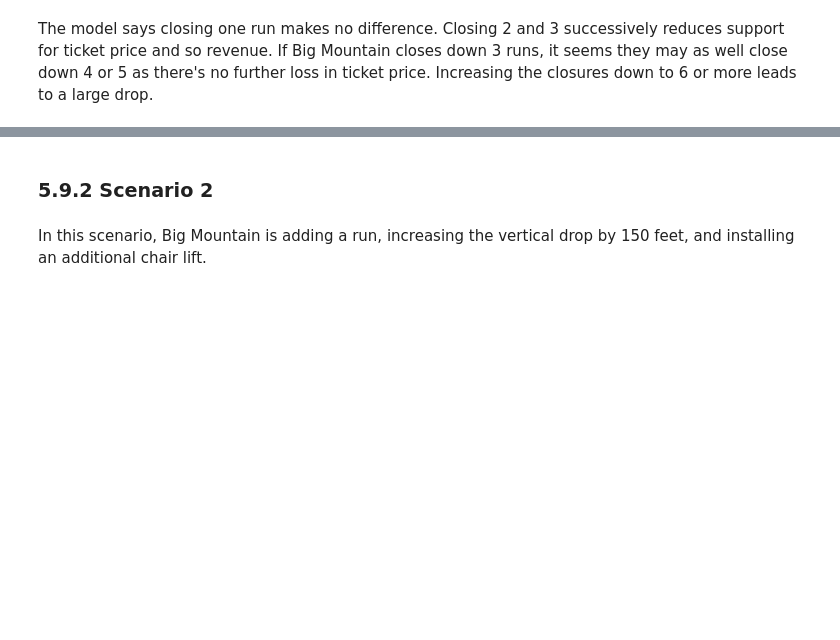
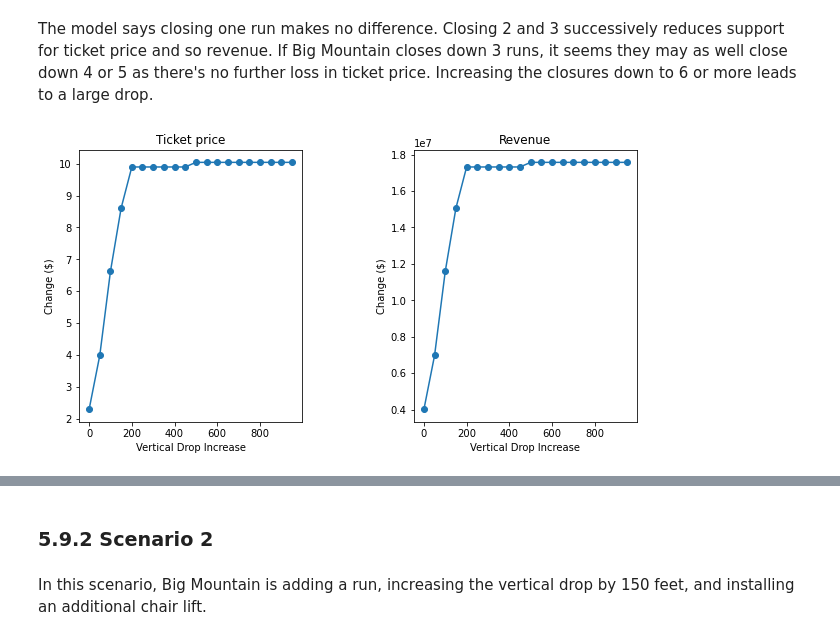
Before and after one commit to jasonhua805/DataScienceGuidedCapstone, a Jupyter notebook: Notebooks/05_modeling.ipynb, the cells around one changed output, grey strips where cells are left out. Drawn from its saved outputs; the diff is of its cells as text; code cells hidden in the pictures; blank space fills up the shorter version.

```diff
--- a/Notebooks/05_modeling.ipynb
+++ b/Notebooks/05_modeling.ipynb
@@ -373,2 +371,15 @@ ax[1].set(xlabel='Runs closed', ylabel='Change ($)', title='Revenue');
 # %% [markdown]
 The model says closing one run makes no difference. Closing 2 and 3 successively reduces support for ticket price and so revenue. If Big Mountain closes down 3 runs, it seems they may as well close down 4 or 5 as there's no further loss in ticket price. Increasing the closures down to 6 or more leads to a large drop.
+# %%
+vert_drop_delta = [i for i in range (0,1000,50)]
+price_deltas2 = [predict_increase(['Runs','vertical_drop','total_chairs'],[1,delta,1]) for delta in vert_drop_delta]
+
+fig, ax = plt.subplots(1, 2, figsize=(10, 5))
+fig.subplots_adjust(wspace=0.5)
+ax[0].plot(vert_drop_delta, price_deltas2, 'o-')
+ax[0].set(xlabel='Vertical Drop Increase', ylabel='Change ($)', title='Ticket price')
+revenue_deltas2 = [5 * expected_visitors * price for price in price_deltas2] #2
+ax[1].plot(vert_drop_delta, revenue_deltas2, 'o-')
+ax[1].set(xlabel='Vertical Drop Increase', ylabel='Change ($)', title='Revenue');
+# %% [output]
+[figure, added]
```
Also changed, not shown: parts of 18 cells of this notebook, 1 other file.
